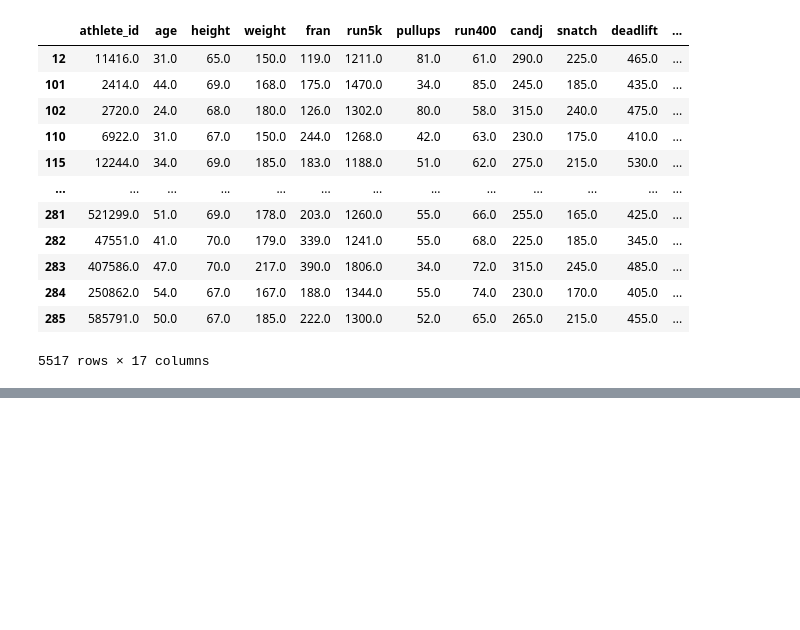
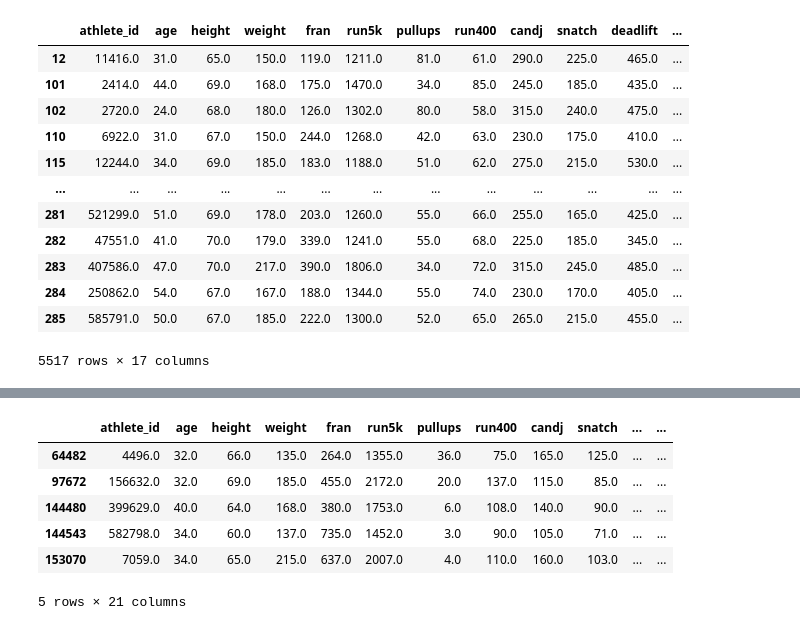
Before and after one commit to allisontao/crossfit-games-analysis, a Jupyter notebook: logistic_regression.ipynb, the cells around one changed output, grey strips where cells are left out. Saved outputs shown, nothing was run; the diff lists cells and outputs as text; code cells hidden in the pictures; blank space fills up the shorter version.

Commit message:
dummy variables with howlong

```diff
--- a/logistic_regression.ipynb
+++ b/logistic_regression.ipynb
@@ -144,0 +170,5 @@ df_men
+# %%
+# Set X as new DataFrame without the howlong columns or the Y target
+X_w = df_women.drop(['howlong'],axis=1)
+X_m = df_men.drop(['howlong'], axis=1)
+X_m
@@ -144,0 +189,14 @@ df_men
+# %%
+# Now Concat the X DataFrame with the dummy variables
+X_w = pd.concat([X_w,dummies_women],axis=1)
+
+# Preview of Result
+X_w.head()
+# %% [output]
+|  | athlete_id | age | height | weight | fran | run5k | pullups | run400 | candj | snatch | ... | ... |
+| 64482 | 4496.0 | 32.0 | 66.0 | 135.0 | 264.0 | 1355.0 | 36.0 | 75.0 | 165.0 | 125.0 | ... | ... |
+| 97672 | 156632.0 | 32.0 | 69.0 | 185.0 | 455.0 | 2172.0 | 20.0 | 137.0 | 115.0 | 85.0 | ... | ... |
+| 144480 | 399629.0 | 40.0 | 64.0 | 168.0 | 380.0 | 1753.0 | 6.0 | 108.0 | 140.0 | 90.0 | ... | ... |
+| 144543 | 582798.0 | 34.0 | 60.0 | 137.0 | 735.0 | 1452.0 | 3.0 | 90.0 | 105.0 | 71.0 | ... | ... |
+| 153070 | 7059.0 | 34.0 | 65.0 | 215.0 | 637.0 | 2007.0 | 4.0 | 110.0 | 160.0 | 103.0 | ... | ... |
+5 rows × 21 columns
```
Also changed, not shown: parts of 4 cells of this notebook.
